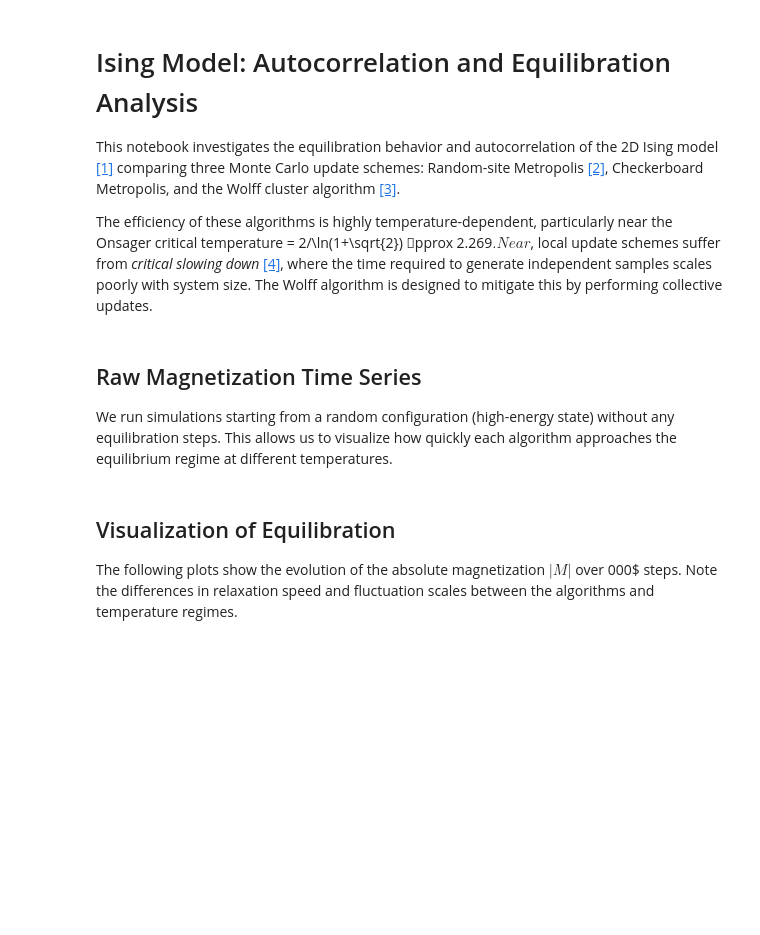
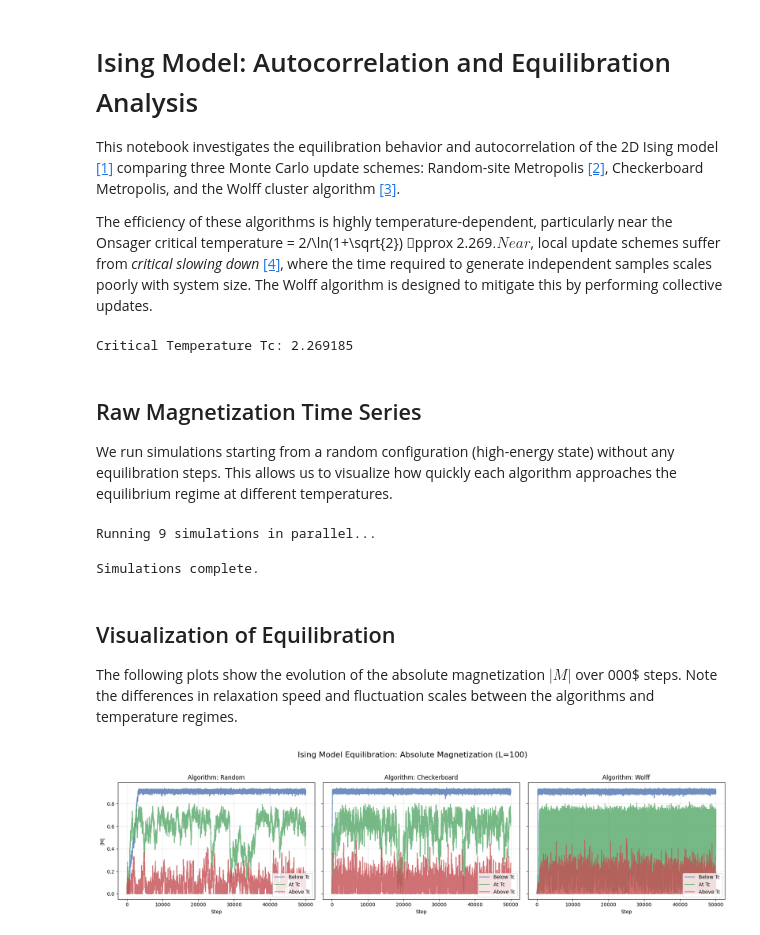
Before and after one commit to manganite/VibeSpin, a Jupyter notebook: notebooks/Ising_Autocorrelation_Analysis.ipynb, the cells around one changed output. Drawn from its saved outputs; the diff is of its cells as text; code cells hidden in the pictures; blank space fills up the shorter version.

```diff
--- a/notebooks/Ising_Autocorrelation_Analysis.ipynb
+++ b/notebooks/Ising_Autocorrelation_Analysis.ipynb
@@ -13,49 +13,71 @@ from models.ising_model import IsingSimulation
 
 # Constants
 TC_ISING = 2.0 / np.log(1.0 + np.sqrt(2.0))
-L = 64
-N_STEPS = 1000
-TEMPS = [0.8 * TC_ISING, TC_ISING, 1.2 * TC_ISING]
+L = 100
+N_STEPS = 50000
+TEMPS = [2.0, TC_ISING, 2.4]
 TEMP_LABELS = ["Below Tc", "At Tc", "Above Tc"]
 UPDATES = ["random", "checkerboard", "wolff"]
 
 print(f"Critical Temperature Tc: {TC_ISING:.6f}")
+# %% [output]
+Critical Temperature Tc: 2.269185
 # %% [markdown]
 ## Raw Magnetization Time Series
 
 We run simulations starting from a random configuration (high-energy state) without any equilibration steps. This allows us to visualize how quickly each algorithm approaches the equilibrium regime at different temperatures.
-# %%
-results = {}
-
-for T in TEMPS:
-    results[T] = {}
-    for update in UPDATES:
-        sim = IsingSimulation(size=L, temp=T, update=update, seed=42)
-        # Capture raw time series from step 0
-        mags, _ = sim.run(n_steps=N_STEPS)
-        results[T][update] = mags
-
-print("Simulations complete.")
+# %%
+from utils.system_helpers import parallel_sweep
+
+def _worker(args):
+    T, update, L, steps = args
+    sim = IsingSimulation(size=L, temp=T, update=update, seed=42)
+    mags, _ = sim.run(n_steps=steps)
+    return T, update, mags
+
+# Prepare parameters for parallel execution
+sweep_params = []
+for T in TEMPS:
+    for update in UPDATES:
+        sweep_params.append((T, update, L, N_STEPS))
+
+# Run parallel sweep with progress bar
+print(f"Running {len(sweep_params)} simulations in parallel...")
+raw_results = parallel_sweep(worker_func=_worker, params=sweep_params)
+
+# Restructure results for plotting
+results = {T: {} for T in TEMPS}
+for T, update, mags in raw_results:
+    results[T][update] = mags
+
+print("Simulations complete.")
+# %% [output]
+Running 9 simulations in parallel...
+Simulations complete.
 # %% [markdown]
 ## Visualization of Equilibration
 
 The following plots show the evolution of the absolute magnetization $|M|$ over 000$ steps. Note the differences in relaxation speed and fluctuation scales between the algorithms and temperature regimes.
 # %%
-fig, axes = plt.subplots(3, 3, figsize=(15, 10), sharex=True, sharey=True)
+fig, axes = plt.subplots(1, 3, figsize=(18, 5), sharey=True)
+fig.suptitle(f"Ising Model Equilibration: Absolute Magnetization (L={L})", fontsize=16)
 
-for i, T in enumerate(TEMPS):
-    for j, update in enumerate(UPDATES):
-        ax = axes[i, j]
+colors = ["#4C72B0", "#55A868", "#C44E52"]
+
+for j, update in enumerate(UPDATES):
+    ax = axes[j]
+    for i, T in enumerate(TEMPS):
         mags = np.abs(results[T][update])
-        ax.plot(mags, lw=1)
-        if i == 0:
-            ax.set_title(f"Update: {update}")
-        if j == 0:
-            ax.set_ylabel(f"{TEMP_LABELS[i]}
-|M|")
-        if i == 2:
-            ax.set_xlabel("Step")
-        ax.grid(alpha=0.3)
+        ax.plot(mags, label=TEMP_LABELS[i], color=colors[i], lw=1.5, alpha=0.8)
 
-plt.tight_layout()
+    ax.set_title(f"Algorithm: {update.capitalize()}")
+    ax.set_xlabel("Step")
+    if j == 0:
+        ax.set_ylabel("|M|")
+    ax.legend(loc="lower right")
+    ax.grid(alpha=0.3)
+
+plt.tight_layout(rect=[0, 0.03, 1, 0.95])
 plt.show()
+# %% [output]
+[figure, added]
```
Also changed, not shown: parts of 5 cells of this notebook, 1 other file.
